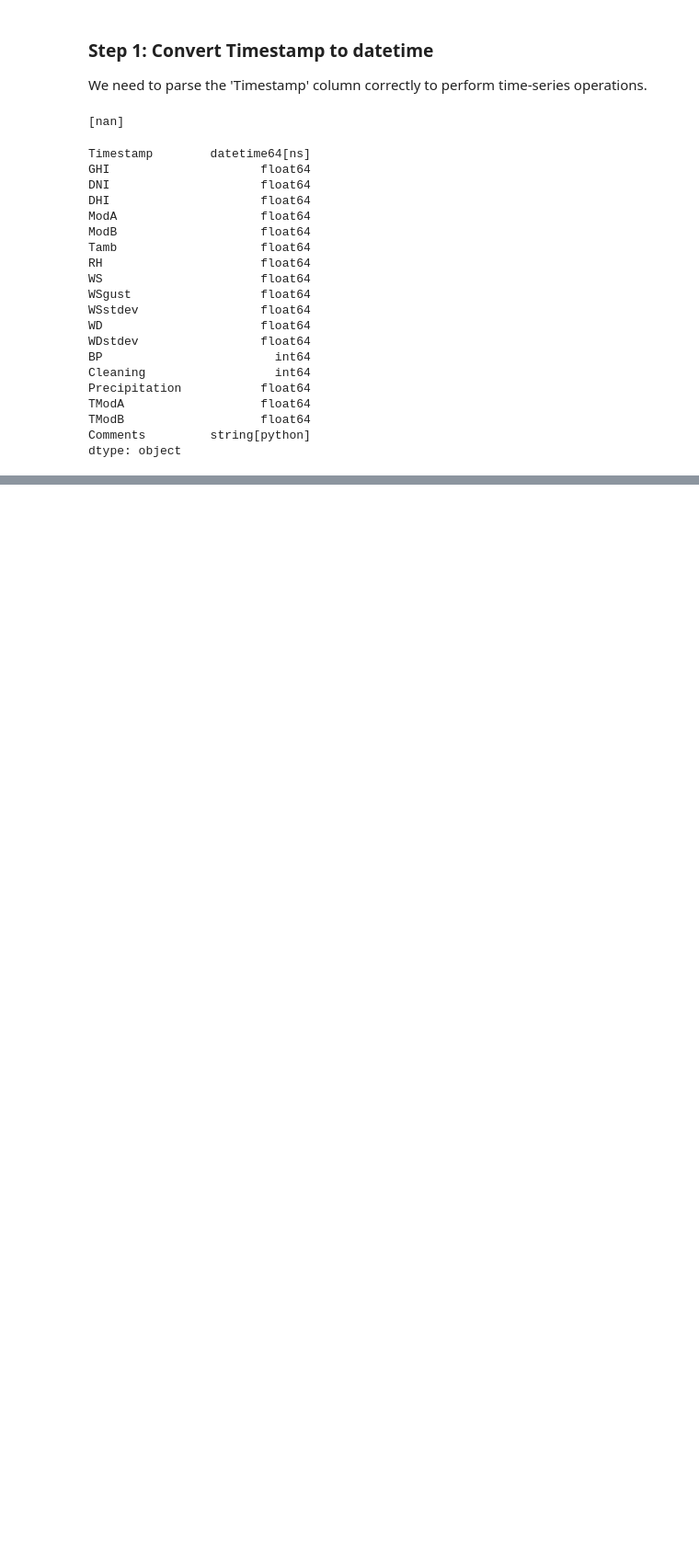
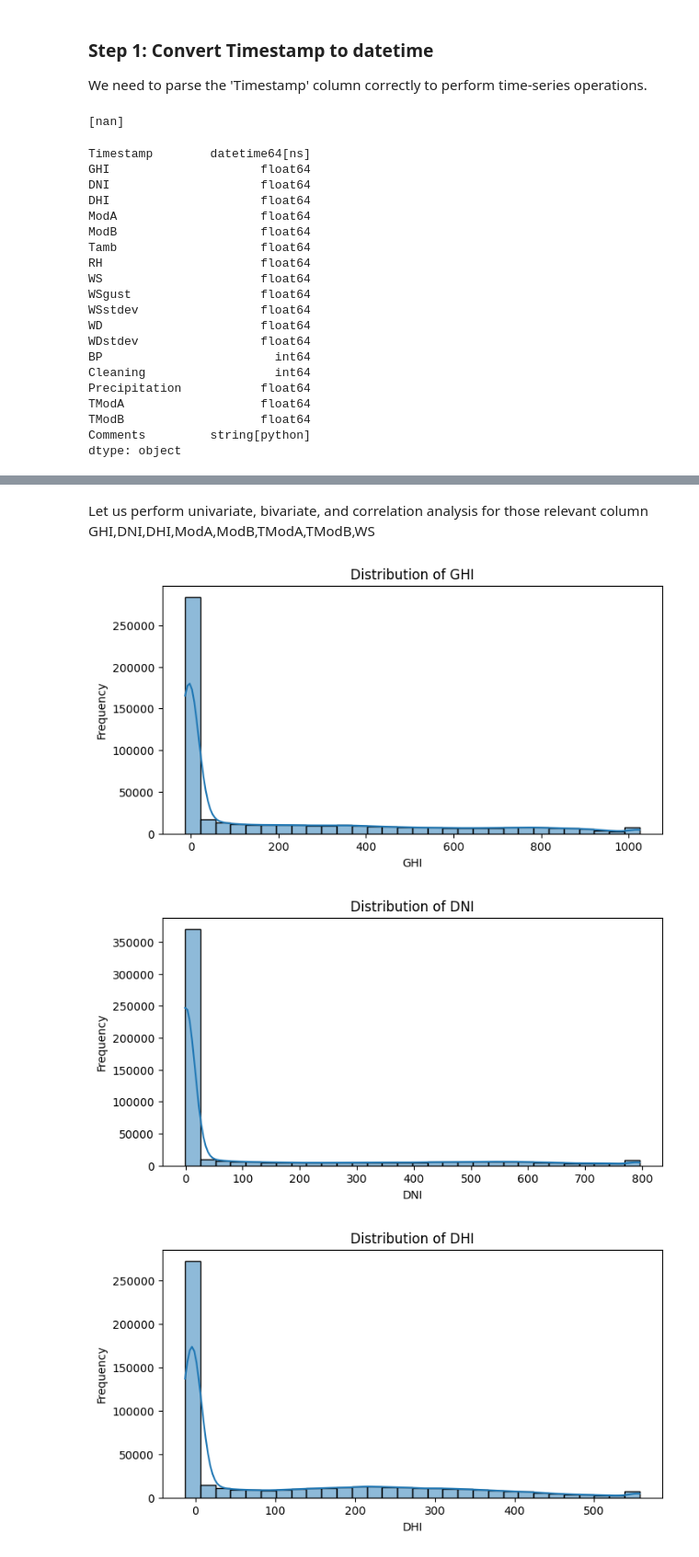
Before and after one commit to ayaf111/solar-challenge-week-0, a Jupyter notebook: notebooks/sierralone.ipynb, the cells around one changed output, grey strips where cells are left out. Shown: that part at 92% size. Saved outputs shown, nothing was run; the diff lists cells and outputs as text; code cells hidden in the pictures; blank space fills up the shorter version.

```diff
--- a/notebooks/sierralone.ipynb
+++ b/notebooks/sierralone.ipynb
@@ -129,0 +287,15 @@ dtype: object
+# %% [markdown]
+Let us perform univariate, bivariate, and correlation analysis for those relevant column
+GHI,DNI,DHI,ModA,ModB,TModA,TModB,WS
+# %%
+for col in ['GHI', 'DNI', 'DHI']:
+    plt.figure(figsize=(8, 4))
+    sns.histplot(df[col], kde=True, bins=30)
+    plt.title(f'Distribution of {col}')
+    plt.xlabel(col)
+    plt.ylabel('Frequency')
+    plt.show()
+# %% [output]
+[figure, added]
+[figure, added]
+[figure, added]
```
Also changed, not shown: parts of 17 cells of this notebook, 1 other file.
